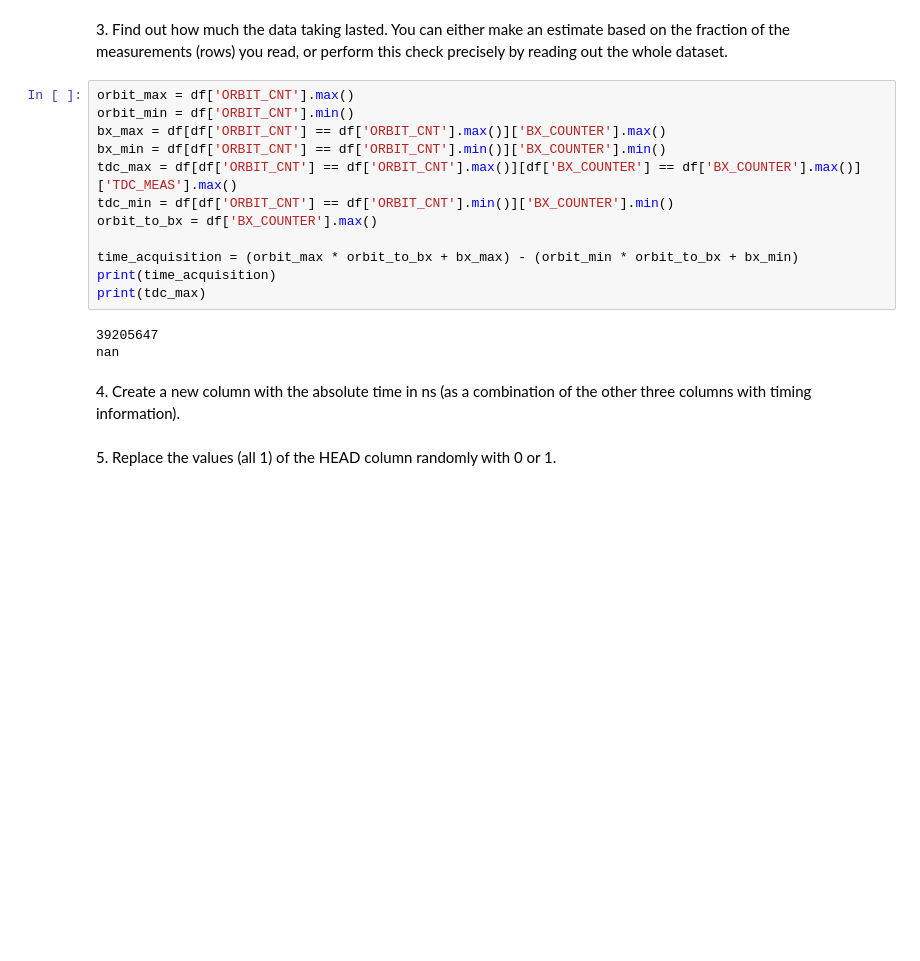
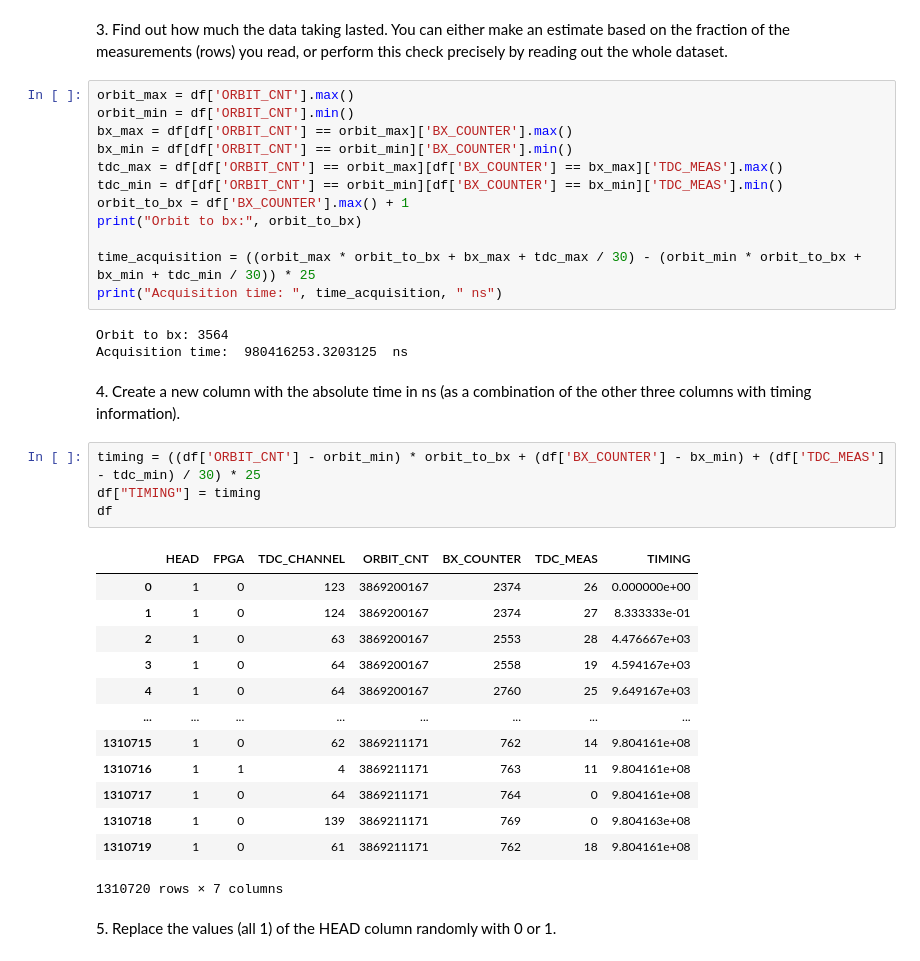
Before and after one commit to marcolorenzato00/LaboratoryOfComputationalPhysics_Y8, a Jupyter notebook: 06ex_Pandas.ipynb, the cells around one changed output. Cells and saved outputs as stored; diff of their text form; blank space fills up the shorter version.

```diff
--- a/06ex_Pandas.ipynb
+++ b/06ex_Pandas.ipynb
@@ -49,19 +56,37 @@ Name: HEAD, dtype: int64
 # %%
 orbit_max = df['ORBIT_CNT'].max()
 orbit_min = df['ORBIT_CNT'].min()
-bx_max = df[df['ORBIT_CNT'] == df['ORBIT_CNT'].max()]['BX_COUNTER'].max()
-bx_min = df[df['ORBIT_CNT'] == df['ORBIT_CNT'].min()]['BX_COUNTER'].min()
-tdc_max = df[df['ORBIT_CNT'] == df['ORBIT_CNT'].max()][df['BX_COUNTER'] == df['BX_COUNTER'].max()]['TDC_MEAS'].max()
-tdc_min = df[df['ORBIT_CNT'] == df['ORBIT_CNT'].min()]['BX_COUNTER'].min()
-orbit_to_bx = df['BX_COUNTER'].max()
+bx_max = df[df['ORBIT_CNT'] == orbit_max]['BX_COUNTER'].max()
+bx_min = df[df['ORBIT_CNT'] == orbit_min]['BX_COUNTER'].min()
+tdc_max = df[df['ORBIT_CNT'] == orbit_max][df['BX_COUNTER'] == bx_max]['TDC_MEAS'].max()
+tdc_min = df[df['ORBIT_CNT'] == orbit_min][df['BX_COUNTER'] == bx_min]['TDC_MEAS'].min()
+orbit_to_bx = df['BX_COUNTER'].max() + 1
+print("Orbit to bx:", orbit_to_bx)
 
-time_acquisition = (orbit_max * orbit_to_bx + bx_max) - (orbit_min * orbit_to_bx + bx_min)
-print(time_acquisition)
-print(tdc_max)
+time_acquisition = ((orbit_max * orbit_to_bx + bx_max + tdc_max / 30) - (orbit_min * orbit_to_bx + bx_min + tdc_min / 30)) * 25
+print("Acquisition time: ", time_acquisition, " ns")
 # %% [output]
-39205647
-nan
+Orbit to bx: 3564
+Acquisition time:  980416253.3203125  ns
 # %% [markdown]
 4\. Create a new column with the absolute time in ns (as a combination of the other three columns with timing information).
+# %%
+timing = ((df['ORBIT_CNT'] - orbit_min) * orbit_to_bx + (df['BX_COUNTER'] - bx_min) + (df['TDC_MEAS'] - tdc_min) / 30) * 25
+df["TIMING"] = timing
+df
+# %% [output]
+|  | HEAD | FPGA | TDC_CHANNEL | ORBIT_CNT | BX_COUNTER | TDC_MEAS | TIMING |
+| 0 | 1 | 0 | 123 | 3869200167 | 2374 | 26 | 0.000000e+00 |
+| 1 | 1 | 0 | 124 | 3869200167 | 2374 | 27 | 8.333333e-01 |
+| 2 | 1 | 0 | 63 | 3869200167 | 2553 | 28 | 4.476667e+03 |
+| 3 | 1 | 0 | 64 | 3869200167 | 2558 | 19 | 4.594167e+03 |
+| 4 | 1 | 0 | 64 | 3869200167 | 2760 | 25 | 9.649167e+03 |
+| ... | ... | ... | ... | ... | ... | ... | ... |
+| 1310715 | 1 | 0 | 62 | 3869211171 | 762 | 14 | 9.804161e+08 |
+| 1310716 | 1 | 1 | 4 | 3869211171 | 763 | 11 | 9.804161e+08 |
+| 1310717 | 1 | 0 | 64 | 3869211171 | 764 | 0 | 9.804161e+08 |
+| 1310718 | 1 | 0 | 139 | 3869211171 | 769 | 0 | 9.804163e+08 |
+| 1310719 | 1 | 0 | 61 | 3869211171 | 762 | 18 | 9.804161e+08 |
+1310720 rows × 7 columns
 # %% [markdown]
 5\. Replace the values (all 1) of the HEAD column randomly with 0 or 1.
```
Also changed, not shown: parts of 7 cells of this notebook.
